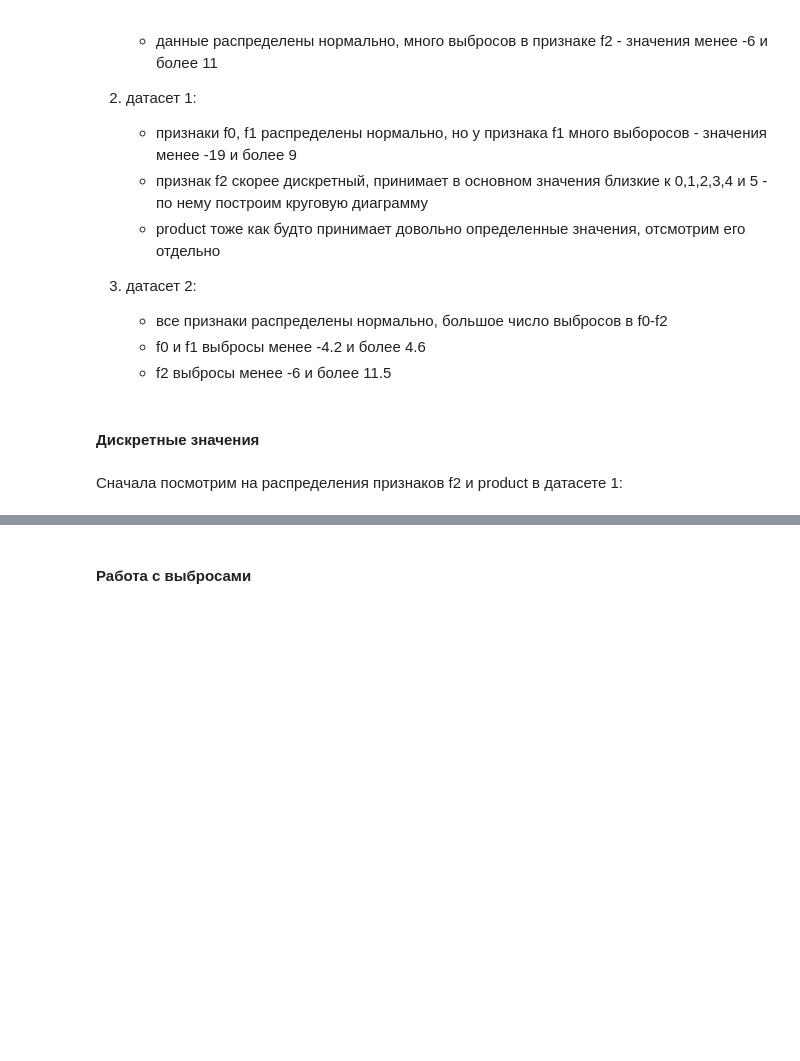
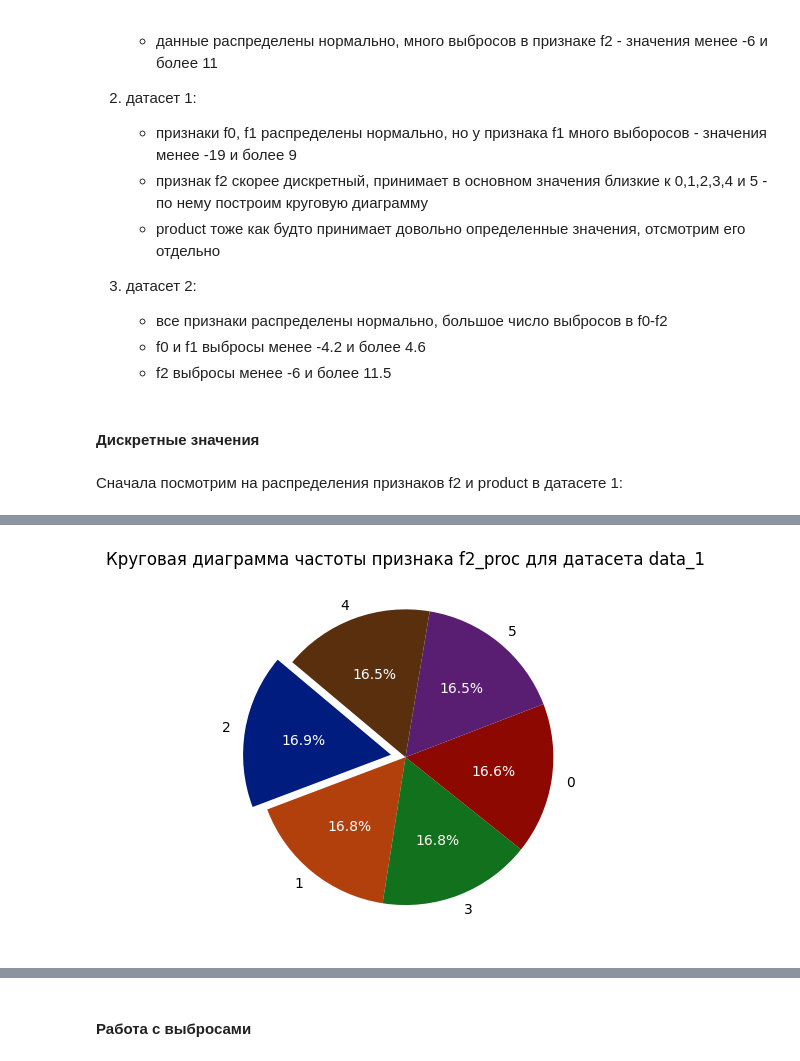
Before and after one commit to anthonypotekhin/studying, a Jupyter notebook: yandex_practicum/10_ml_business/ml_b_proj.ipynb, the cells around one changed output, grey strips where cells are left out. Drawn from its saved outputs; the diff is of its cells as text; code cells hidden in the pictures; blank space fills up the shorter version.

```diff
--- a/yandex_practicum/10_ml_business/ml_b_proj.ipynb
+++ b/yandex_practicum/10_ml_business/ml_b_proj.ipynb
@@ -346,0 +398,4 @@ for i in range(3):
+# %%
+pie_plot(data_1, 'f2_proc', 'data_1')
+# %% [output]
+[figure, added]
```
Also changed, not shown: parts of 10 cells of this notebook.
